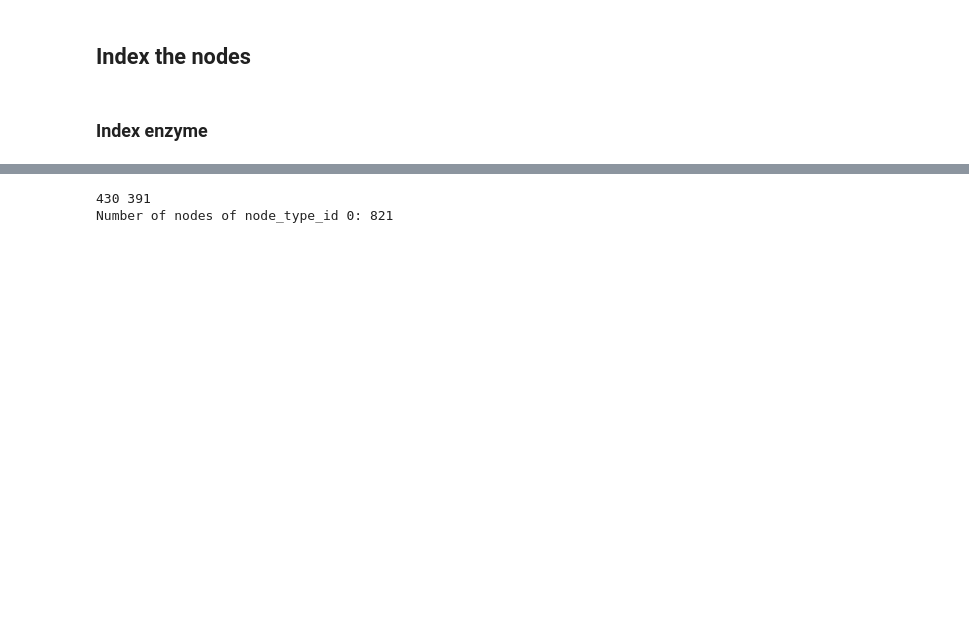
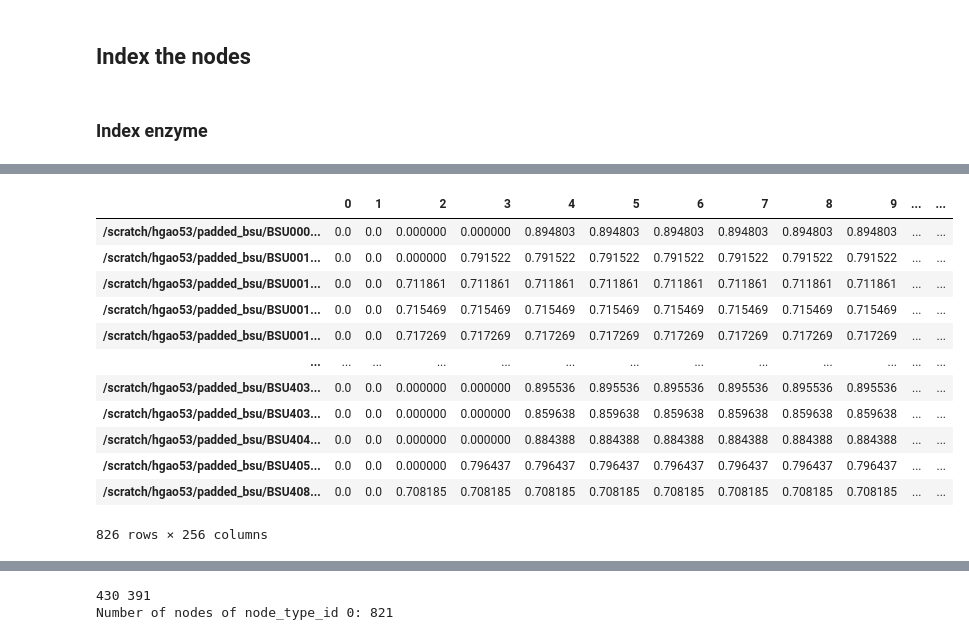
Before and after one commit to iamyufan/AlphaFold-Research, a Jupyter notebook: gnn/data/preprocess/data_preprocess.ipynb, the cells around one changed output, grey strips where cells are left out. Saved outputs shown, nothing was run; the diff lists cells and outputs as text; code cells hidden in the pictures; blank space fills up the shorter version.

```diff
--- a/gnn/data/preprocess/data_preprocess.ipynb
+++ b/gnn/data/preprocess/data_preprocess.ipynb
@@ -11,6 +11,9 @@ mvec_1 = pd.read_csv(mvecs_list[0])
 model_2 = pd.read_csv(models_list[1])
 mvec_2 = pd.read_csv(mvecs_list[1])
 mvec = pd.read_csv('models/mvec_withCompartment.csv')
+# %%
+imm904_e = pickle.load(open('af2_out/imm904_output.pkl', 'rb'))
+iyo844_e = pickle.load(open('af2_out/iyo844_output.pkl', 'rb'))
 # %%
 mvec
 # %% [output]
@@ -31,3 +34,6 @@ mvec
 ## Index the nodes
 # %% [markdown]
 ### Index enzyme
+# %%
+imm904_dict = pickle.load(open('af2_out/imm904_output.pkl', 'rb'))
+iyo844_dict = pickle.load(open('af2_out/iyo844_output.pkl', 'rb'))
@@ -33,0 +60,6 @@ mvec
+# %%
+for key in imm904_dict:
+    imm904_dict[key] = list(imm904_dict[key])
+
+for key in iyo844_dict:
+    iyo844_dict[key] = list(iyo844_dict[key])
@@ -33,0 +172,17 @@ mvec
+# %%
+iyo844_e = pd.DataFrame.from_dict(iyo844_dict, orient='index')
+iyo844_e
+# %% [output]
+|  | 0 | 1 | 2 | 3 | 4 | 5 | 6 | 7 | 8 | 9 | ... | ... |
+| /scratch/hgao53/padded_bsu/BSU000... | 0.0 | 0.0 | 0.000000 | 0.000000 | 0.894803 | 0.894803 | 0.894803 | 0.894803 | 0.894803 | 0.894803 | ... | ... |
+| /scratch/hgao53/padded_bsu/BSU001... | 0.0 | 0.0 | 0.000000 | 0.791522 | 0.791522 | 0.791522 | 0.791522 | 0.791522 | 0.791522 | 0.791522 | ... | ... |
+| /scratch/hgao53/padded_bsu/BSU001... | 0.0 | 0.0 | 0.711861 | 0.711861 | 0.711861 | 0.711861 | 0.711861 | 0.711861 | 0.711861 | 0.711861 | ... | ... |
+| /scratch/hgao53/padded_bsu/BSU001... | 0.0 | 0.0 | 0.715469 | 0.715469 | 0.715469 | 0.715469 | 0.715469 | 0.715469 | 0.715469 | 0.715469 | ... | ... |
+| /scratch/hgao53/padded_bsu/BSU001... | 0.0 | 0.0 | 0.717269 | 0.717269 | 0.717269 | 0.717269 | 0.717269 | 0.717269 | 0.717269 | 0.717269 | ... | ... |
+| ... | ... | ... | ... | ... | ... | ... | ... | ... | ... | ... | ... | ... |
+| /scratch/hgao53/padded_bsu/BSU403... | 0.0 | 0.0 | 0.000000 | 0.000000 | 0.895536 | 0.895536 | 0.895536 | 0.895536 | 0.895536 | 0.895536 | ... | ... |
+| /scratch/hgao53/padded_bsu/BSU403... | 0.0 | 0.0 | 0.000000 | 0.000000 | 0.859638 | 0.859638 | 0.859638 | 0.859638 | 0.859638 | 0.859638 | ... | ... |
+| /scratch/hgao53/padded_bsu/BSU404... | 0.0 | 0.0 | 0.000000 | 0.000000 | 0.884388 | 0.884388 | 0.884388 | 0.884388 | 0.884388 | 0.884388 | ... | ... |
+| /scratch/hgao53/padded_bsu/BSU405... | 0.0 | 0.0 | 0.000000 | 0.796437 | 0.796437 | 0.796437 | 0.796437 | 0.796437 | 0.796437 | 0.796437 | ... | ... |
+| /scratch/hgao53/padded_bsu/BSU408... | 0.0 | 0.0 | 0.708185 | 0.708185 | 0.708185 | 0.708185 | 0.708185 | 0.708185 | 0.708185 | 0.708185 | ... | ... |
+826 rows × 256 columns
```
Also changed, not shown: parts of 11 cells of this notebook, 9 other files.
